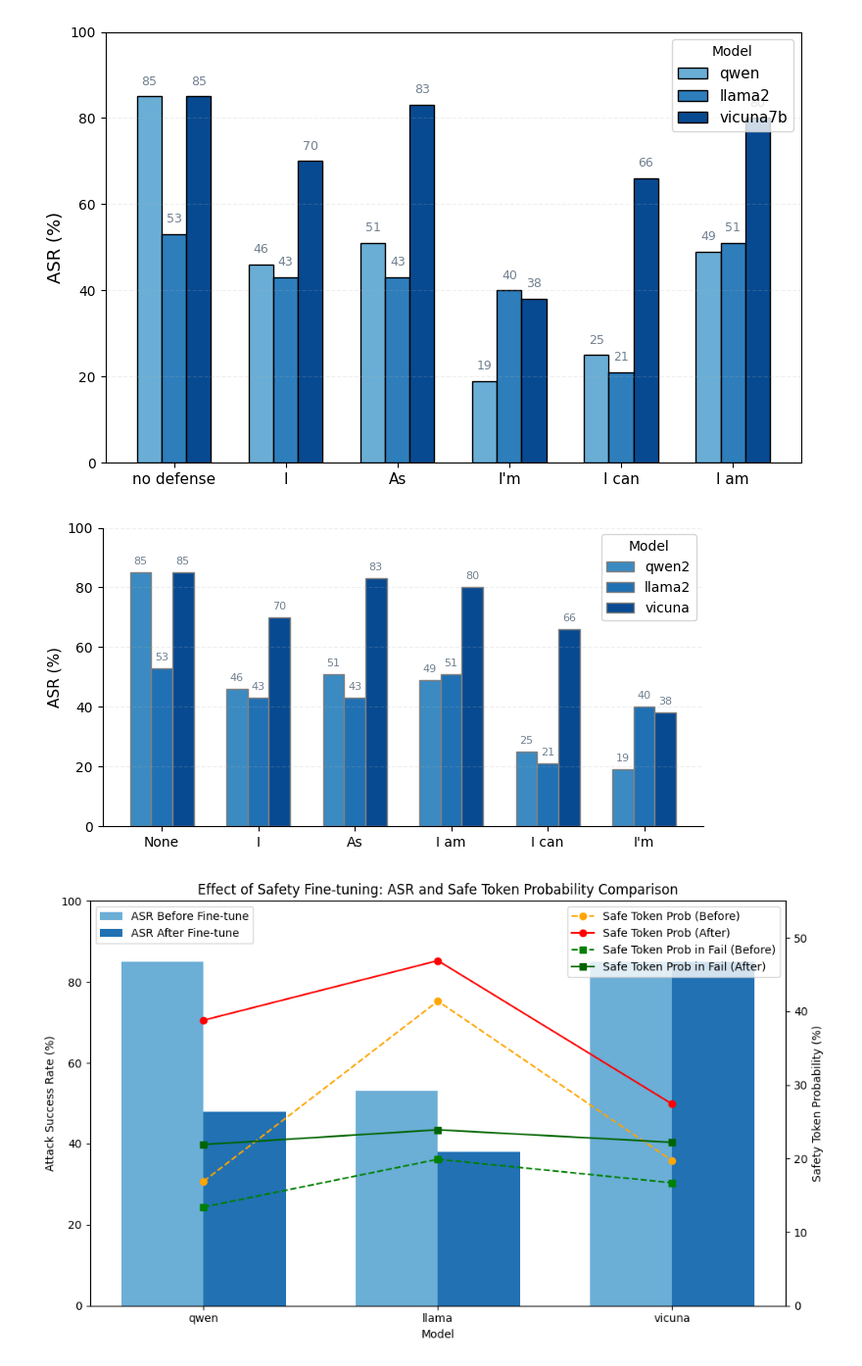
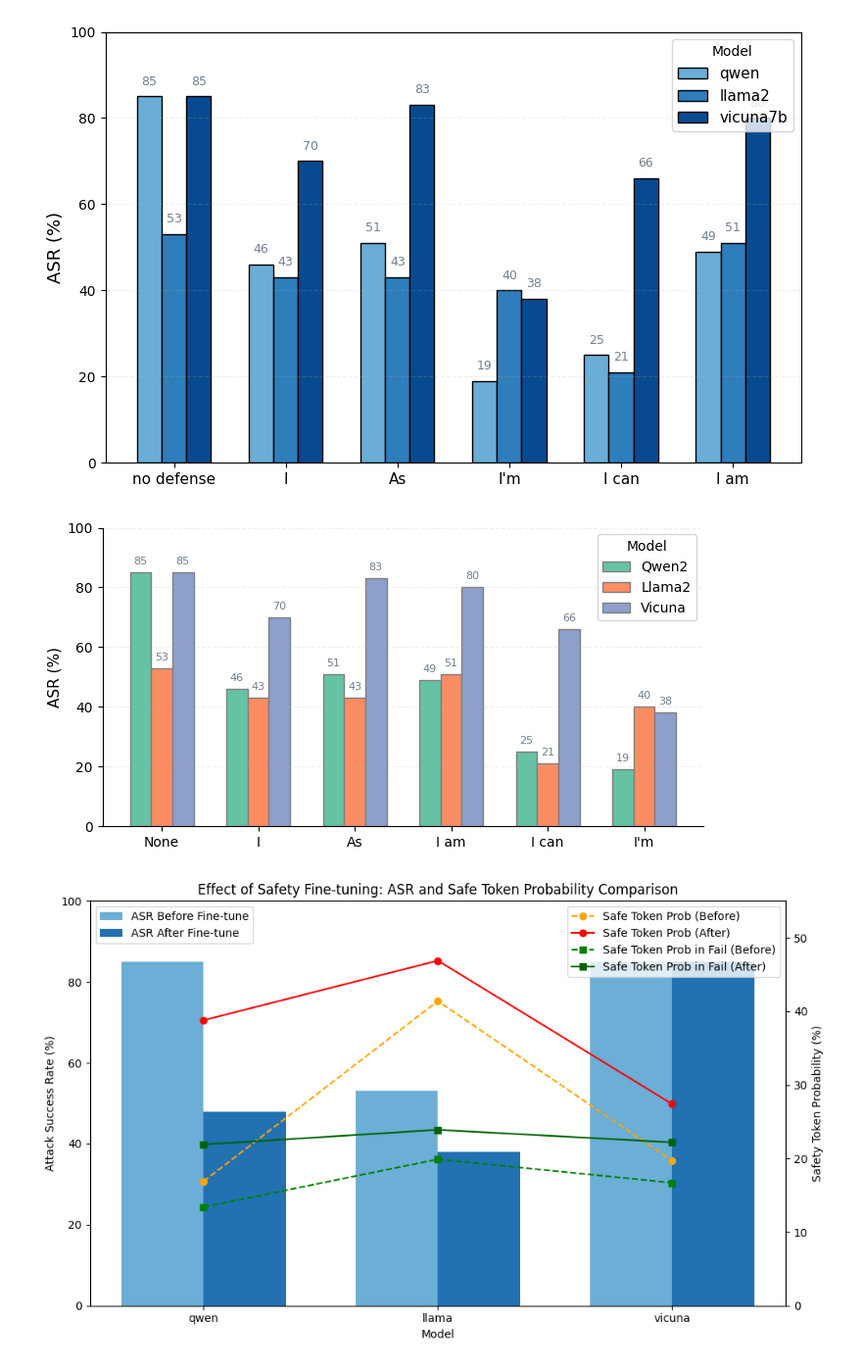
Before and after one commit to lddis666/SecDecoding, a Jupyter notebook: test0423.ipynb, the cells around one changed output. Shown at 98% size. Drawn from its saved outputs; the diff is of its cells as text; code cells hidden in the pictures.

```diff
--- a/test0423.ipynb
+++ b/test0423.ipynb
@@ -830,49 +830,44 @@ prefixes = ['None', 'I', 'As', 'I am', 'I can', "I'm"]
 asr_qwen   = [85, 46, 51, 49, 25, 19]
 asr_llama2 = [53, 43, 43, 51, 21, 40]
 asr_vicuna = [85, 70, 83, 80, 66, 38]
-model_names = ['qwen2', 'llama2', 'vicuna']
+model_names = ['Qwen2', 'Llama2', 'Vicuna']
 asr_list = [asr_qwen, asr_llama2, asr_vicuna]
 
 # 蓝色系
+from matplotlib import cm
 colors = plt.cm.Blues([0.65, 0.75, 0.9])
-
+colors = cm.Set2.colors[:3]
 bar_width = 0.22
 x = np.arange(len(prefixes))
 
 plt.figure(figsize=(7, 4))
 
 for i, (asr, color) in enumerate(zip(asr_list, colors)):
     plt.bar(x + i*bar_width, asr, width=bar_width, label=model_names[i], color=color, edgecolor='gray')
 
 plt.ylim(0, 100)
 plt.ylabel('ASR (%)', fontsize=11)
 plt.xticks(x + bar_width, prefixes, fontsize=10)
 # plt.title('ASR with Different Safe Token Prefixes under DAN Attack', fontsize=13)
 plt.legend(fontsize=10, title="Model")
 
 # 美化横坐标解释
 plt.gca().spines['top'].set_visible(False)
 plt.gca().spines['right'].set_visible(False)
 plt.grid(axis='y', linestyle='--', alpha=0.2)
 
 # 柱顶标注
 for i in range(len(asr_list)):
     for j in range(len(prefixes)):
         plt.text(x[j] + i*bar_width, asr_list[i][j] + 2, str(asr_list[i][j]), ha='center', va='bottom', fontsize=8, color='slategray')
 
 plt.tight_layout(rect=[0, 0.09, 1, 1])  # 为下方注释放空间
 
-# 添加横坐标解释
-# plt.figtext(
-#     0.5, -0.01,
-#     "X-axis: Safe token prefixes used to constrain model responses ('None' means no prefix guidance).",
-#     ha='center', fontsize=9, color='dimgray'
-# )
 
-plt.savefig("asr_prefix_bar.pdf", dpi=300, bbox_inches='tight')
+plt.savefig("asr_prefix_bar.pdf", dpi=300, bbox_inches='tight', pad_inches=0)
 # plt.show()
 # %% [output]
-[figure, old version]
+[figure, new version]
 # %%
 import matplotlib.pyplot as plt
 import numpy as np
```
Also changed, not shown: parts of 3 cells of this notebook, 2 other files.
